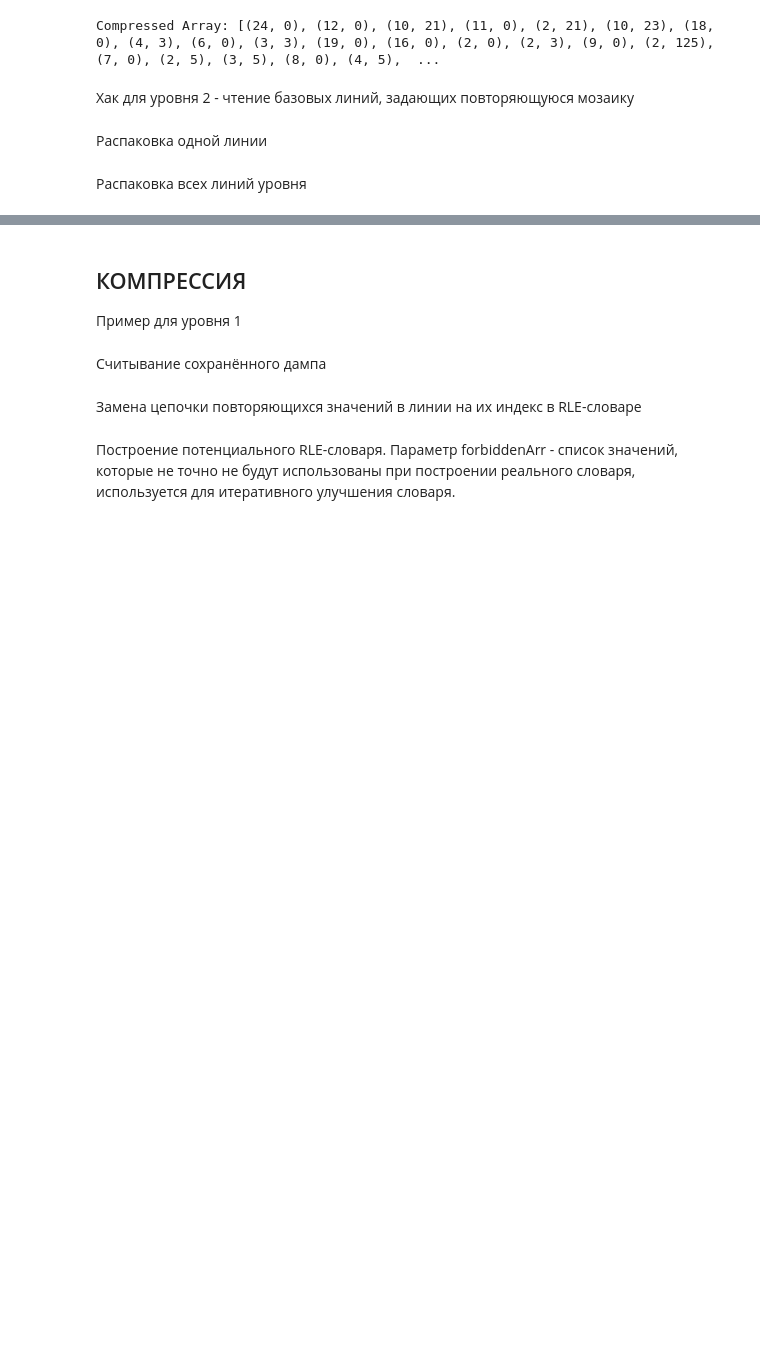
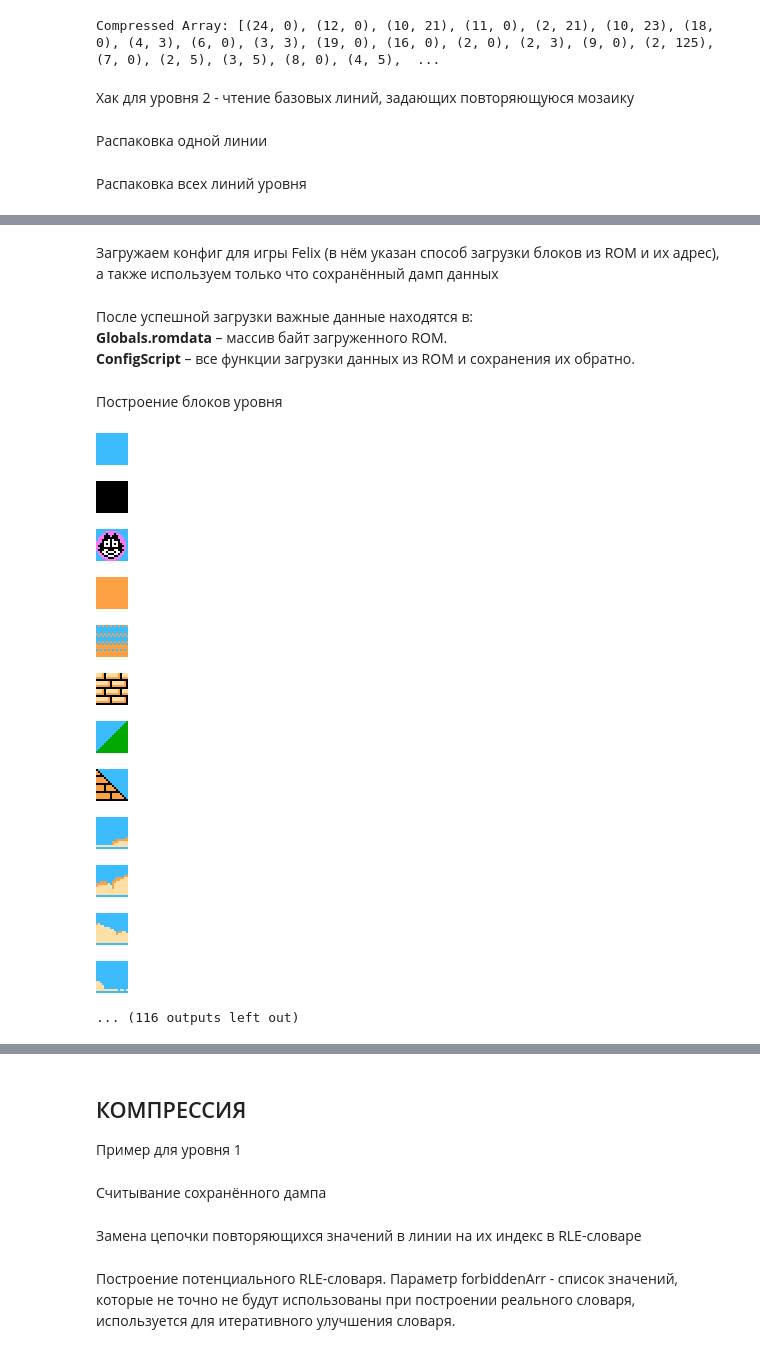
Before and after one commit to spiiin/CadEditor, a Jupyter notebook: JupyterCadEditor/CadEditor-Felix-decompress.ipynb, the cells around one changed output, grey strips where cells are left out. Cells and saved outputs as stored; diff of their text form; code cells hidden in the pictures; blank space fills up the shorter version.

Commit message:
felix render level

```diff
--- a/JupyterCadEditor/CadEditor-Felix-decompress.ipynb
+++ b/JupyterCadEditor/CadEditor-Felix-decompress.ipynb
@@ -146,0 +156,12 @@ with open(dumpName, "wb") as f:
+# %%
+import clr
+clr.AddReference("CadEditor")
+clr.AddReference("PluginVideoNes")
+import System
+from CadEditor import Globals, ConfigScript, MapViewType, UtilsGDI
+from PluginVideoNes import Video
+
+from IPython.display import display, Image
+picPath = "D:/CadEditorPythonExamples/" #путь к папке для сохранения картинок
+# %% [markdown]
+Загружаем конфиг для игры Felix (в нём указан способ загрузки блоков из ROM и их адрес), а также используем только что сохранённый дамп данных
@@ -146,0 +171,33 @@ with open(dumpName, "wb") as f:
+# %% [markdown]
+После успешной загрузки важные данные находятся в:<br>
+<b>Globals.romdata</b> – массив байт загруженного ROM.<br>
+<b>ConfigScript</b> – все функции загрузки данных из ROM и сохранения их обратно.
+# %%
+#Создаём экземляр плагина для отрисовки NES-графики
+video = Video()
+# %% [markdown]
+Построение блоков уровня
+# %%
+#clr не понимает перегруженных функций, поэтому явно задаём прототип функции, которую хотим вызвать
+#Bitmap[] makeObjects(byte videoPageId, byte tilesId, byte palId, float scale, MapViewType drawType, int constantSubpal = -1);
+makeObjects = video.makeObjects.Overloads[System.Byte, System.Byte, System.Byte, System.Single, MapViewType, System.Int32]
+bb = makeObjects(0x90, 0, 0, 2.0, MapViewType.Tiles, -1)
+
+for i,b in enumerate(bb):
+    fn = picPath+"objects%d.png"%i
+    b.Save(fn)
+    display(Image(filename=fn))
+# %% [output]
+[figure, added]
+[figure, added]
+[figure, added]
+[figure, added]
+[figure, added]
+[figure, added]
+[figure, added]
+[figure, added]
+[figure, added]
+[figure, added]
+[figure, added]
+[figure, added]
+... (116 outputs left out)
```
Also changed, not shown: parts of 6 cells of this notebook.
